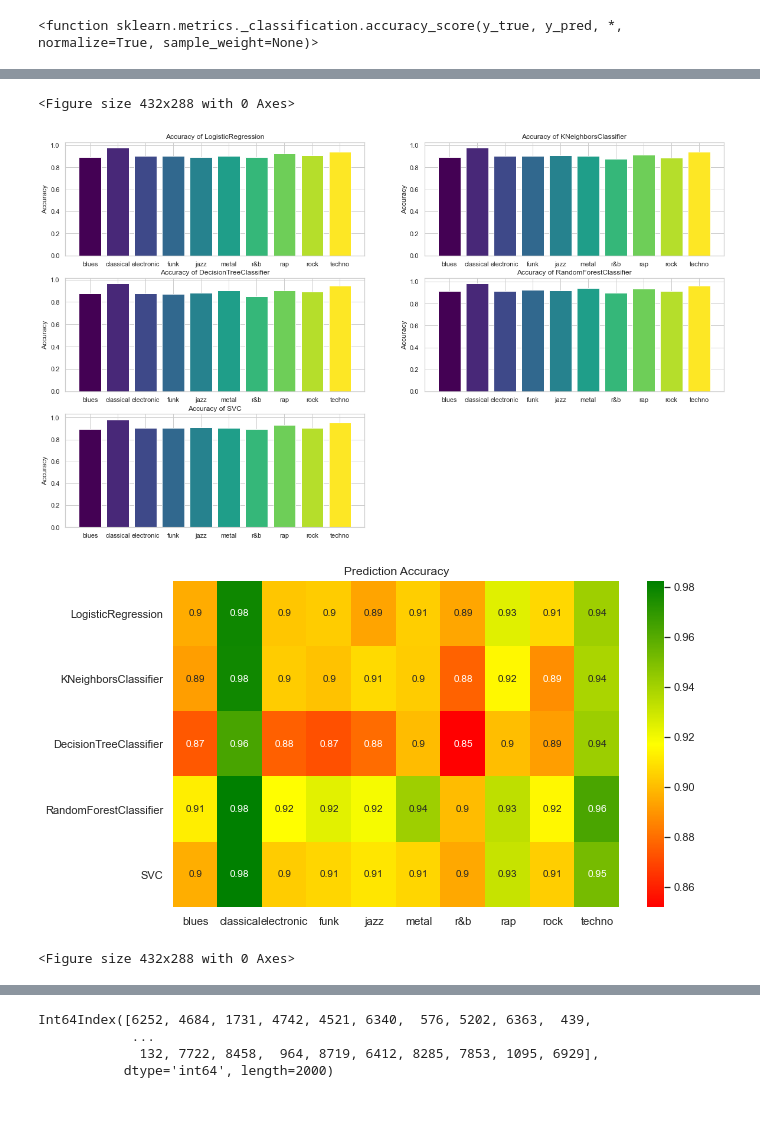
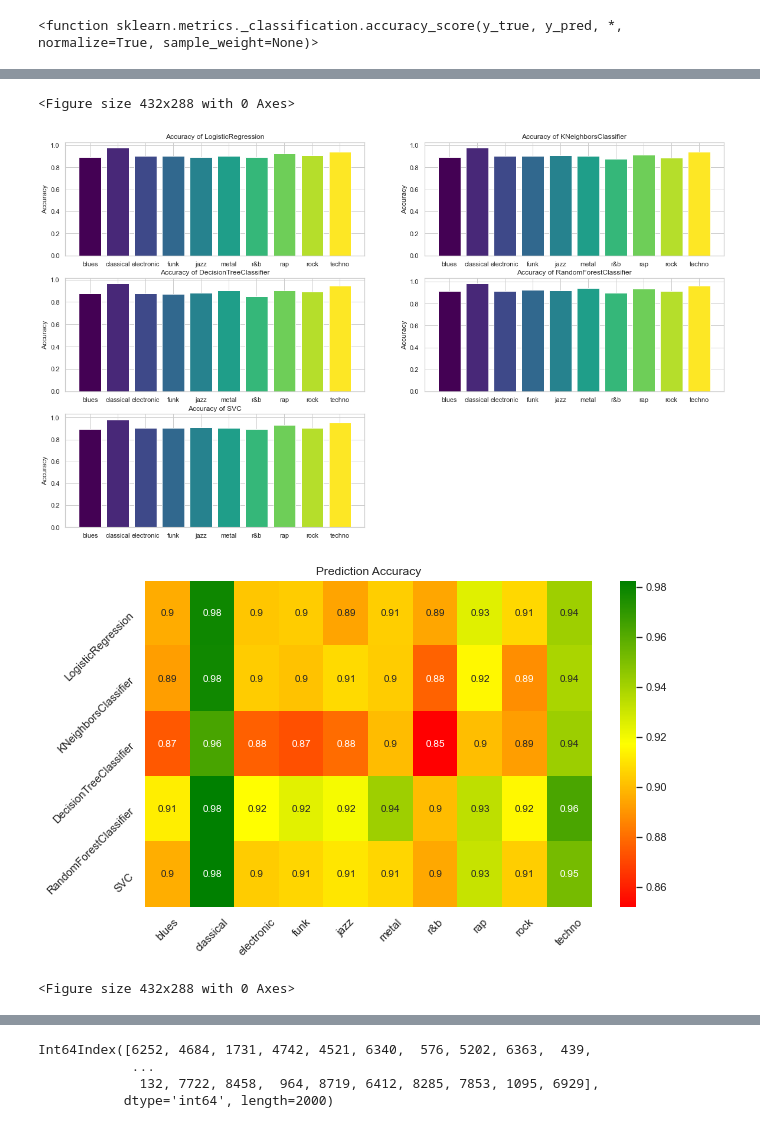
Before and after one commit to alpargur/machine-learning-101, a Jupyter notebook: dev/genre-classification/initial_datatraining_1k.ipynb, the cells around one changed output, grey strips where cells are left out. Saved outputs shown, nothing was run; the diff lists cells and outputs as text; code cells hidden in the pictures.

Commit message:
change angle of axis in plots

```diff
--- a/dev/genre-classification/initial_datatraining_1k.ipynb
+++ b/dev/genre-classification/initial_datatraining_1k.ipynb
@@ -187,34 +187,36 @@ def MULTI_PLOT(_data : dict):
     counter = 0
     fig, ax = plt.subplots(nrows=3, ncols=2, figsize=(20, 12))
     for key in reorganized.keys():
         row = counter //2
         col = counter % 2
         data_for_heatmap[key] = []
         _to_display_X = []
         _to_display_Y = []
         for genre_index in range(len(y_test.columns)):
             genre = y_test.columns[genre_index]
             _to_display_X += [ genre ]
         _to_display_Y = _data[key]
         ax[row][col].bar(_to_display_X, _to_display_Y, color=colormap(range(len(y_test.columns))))
         ax[row][col].set_title("Accuracy of "+ key)
         ax[row][col].set_ylabel("Accuracy")
         data_for_heatmap[key] = _to_display_Y
         counter += 1
     ax[-1][-1].remove()# last one is empty!
 MULTI_PLOT(reorganized)
 # Bonus
 
 from matplotlib.colors import LinearSegmentedColormap
 fig, ax = plt.subplots(figsize=(10, 6))
 cmap = LinearSegmentedColormap.from_list('RedGreenRed', ['red', 'yellow', 'green'])
 sns.heatmap(pd.DataFrame(result), annot=True, cmap=cmap, annot_kws={'fontsize': 10})
 plt.title("Prediction Accuracy")
+ax.xaxis.set_tick_params(rotation=45)
+ax.yaxis.set_tick_params(rotation=45)
 plt.figure()
 # %% [output]
 <Figure size 432x288 with 0 Axes>
 [figure]
-[figure, old version]
+[figure, new version]
 <Figure size 432x288 with 0 Axes>
 # %%
 pd.DataFrame(result).to_csv("genre-classification/data/model_performance_1k.csv")
```
